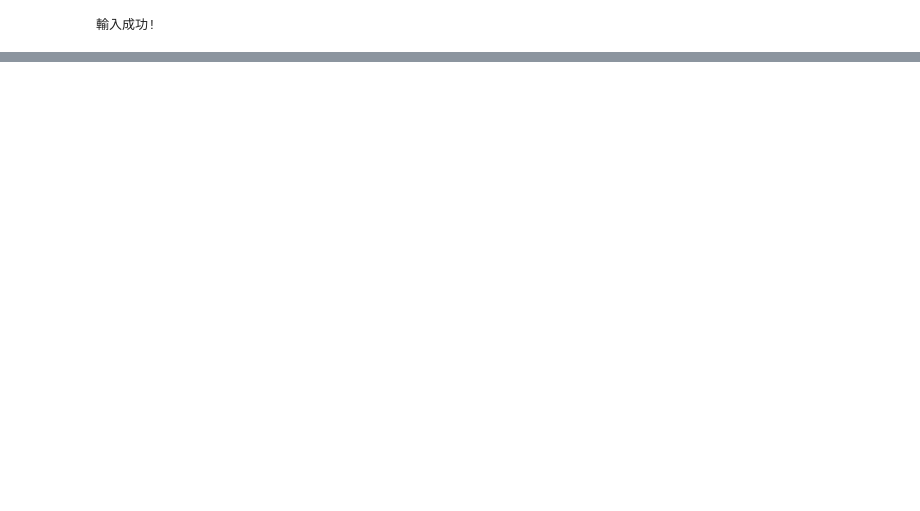
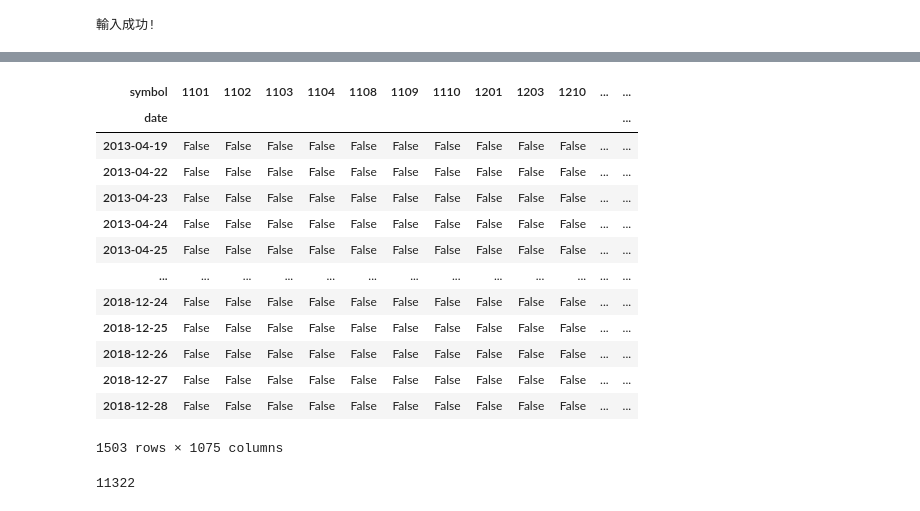
Before and after one commit to max0514/trading_bot, a Jupyter notebook: stock_strategies/小資族選股策略.ipynb, the cells around one changed output, grey strips where cells are left out. Saved outputs shown, nothing was run; the diff lists cells and outputs as text; code cells hidden in the pictures; blank space fills up the shorter version.

```diff
--- a/stock_strategies/小資族選股策略.ipynb
+++ b/stock_strategies/小資族選股策略.ipynb
@@ -207 +254,41 @@ conditions.sum().sum()
+# %%
+市值.rank(axis=1) < 0.5
+# %% [output]
+| symbol | 1101 | 1102 | 1103 | 1104 | 1108 | 1109 | 1110 | 1201 | 1203 | 1210 | ... | ... |
+| date |  |  |  |  |  |  |  |  |  |  |  | ... |
+| 2013-04-19 | False | False | False | False | False | False | False | False | False | False | ... | ... |
+| 2013-04-22 | False | False | False | False | False | False | False | False | False | False | ... | ... |
+| 2013-04-23 | False | False | False | False | False | False | False | False | False | False | ... | ... |
+| 2013-04-24 | False | False | False | False | False | False | False | False | False | False | ... | ... |
+| 2013-04-25 | False | False | False | False | False | False | False | False | False | False | ... | ... |
+| ... | ... | ... | ... | ... | ... | ... | ... | ... | ... | ... | ... | ... |
+| 2018-12-24 | False | False | False | False | False | False | False | False | False | False | ... | ... |
+| 2018-12-25 | False | False | False | False | False | False | False | False | False | False | ... | ... |
+| 2018-12-26 | False | False | False | False | False | False | False | False | False | False | ... | ... |
+| 2018-12-27 | False | False | False | False | False | False | False | False | False | False | ... | ... |
+| 2018-12-28 | False | False | False | False | False | False | False | False | False | False | ... | ... |
+1503 rows × 1075 columns
+# %%
+# 篩選條件一：市值 < 1 × 10¹⁰
+condition1 = 市值.rank(pct=True, axis=1) < 0.5
+
+# 篩選條件二：自由現金流 > 0
+condition2 = 自由現金流 > 0
+
+# 篩選條件三：股東權益報酬率 > 15%
+condition3 = 股東權益報酬率.rank(pct=True, axis=1) > 0.5
+
+# 篩選條件四：營業利益成長率 > 15%
+condition4 = 營業利益成長率.rank(pct=True, axis=1) > 0.5
+
+# 篩選條件五：市值／營收比最小的前 500 家公司
+condition5 = 市值營收比.rank(pct=True, axis=1) < 0.3
+
+# 綜合篩選
+conditions = condition1 & condition2 & condition3 & condition4 & condition5
+
+# 同時滿足全部條件的公司家數
+conditions.sum().sum()
+# %% [output]
+11322
 # %%
```
Also changed, not shown: parts of 17 cells of this notebook.
